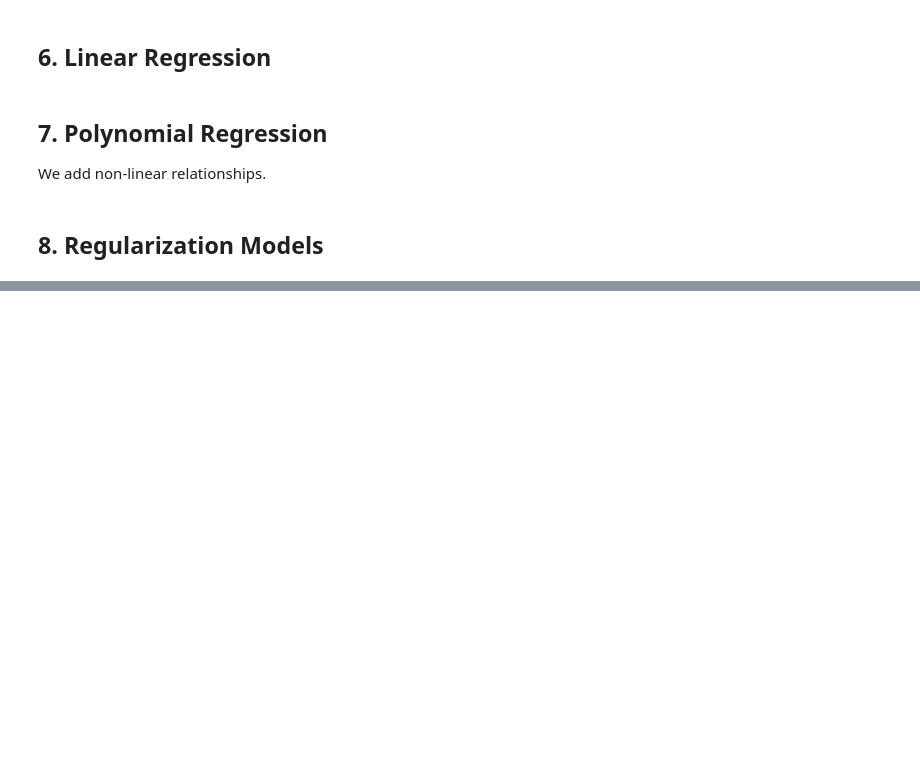
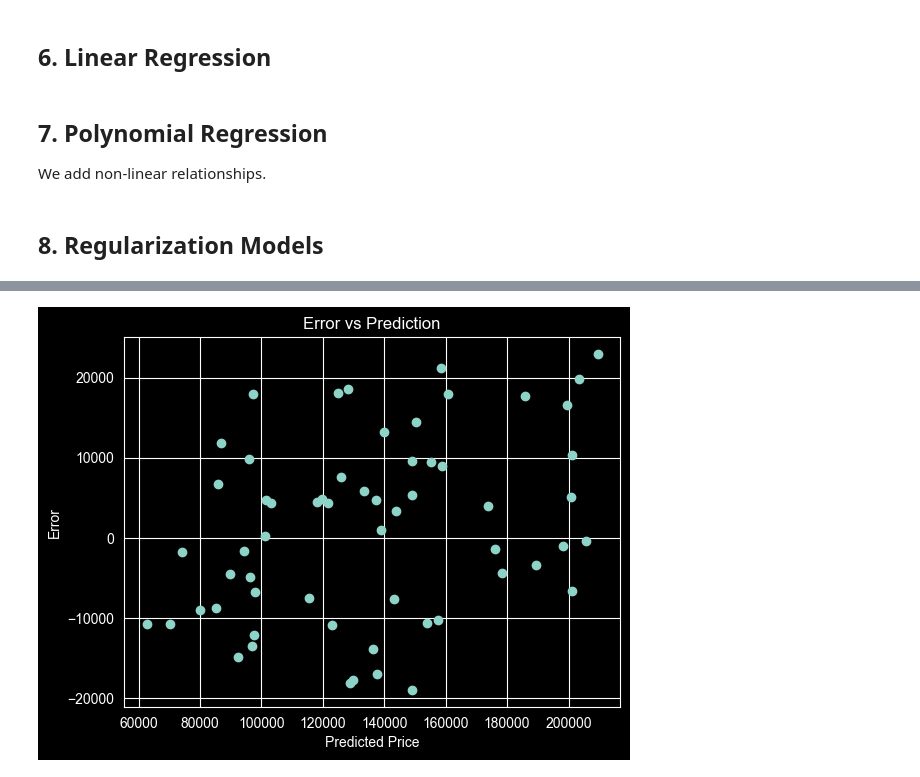
Before and after one commit to Emiliyan88/Real_Estate_Price_Prediction_in_Bulgaria, a Jupyter notebook: Real_Estate_Price_Prediction_in_Bulgaria.ipynb, the cells around one changed output, grey strips where cells are left out. Saved outputs shown, nothing was run; the diff lists cells and outputs as text; code cells hidden in the pictures; blank space fills up the shorter version.

```diff
--- a/Real_Estate_Price_Prediction_in_Bulgaria.ipynb
+++ b/Real_Estate_Price_Prediction_in_Bulgaria.ipynb
@@ -192,0 +305,9 @@ y_pred_lasso = lasso.predict(X_test_scaled)
+# %%
+plt.figure()
+plt.scatter(y_pred_lin, errors)
+plt.xlabel("Predicted Price")
+plt.ylabel("Error")
+plt.title("Error vs Prediction")
+plt.show()
+# %% [output]
+[figure, added]
```
Also changed, not shown: parts of 17 cells of this notebook.
